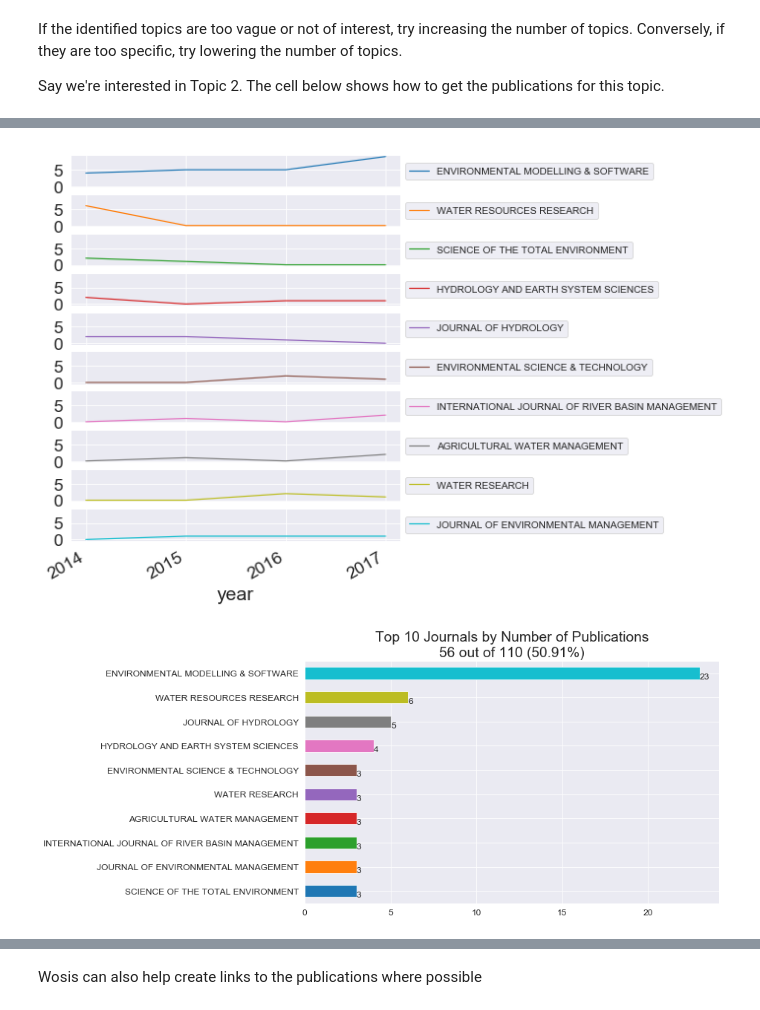
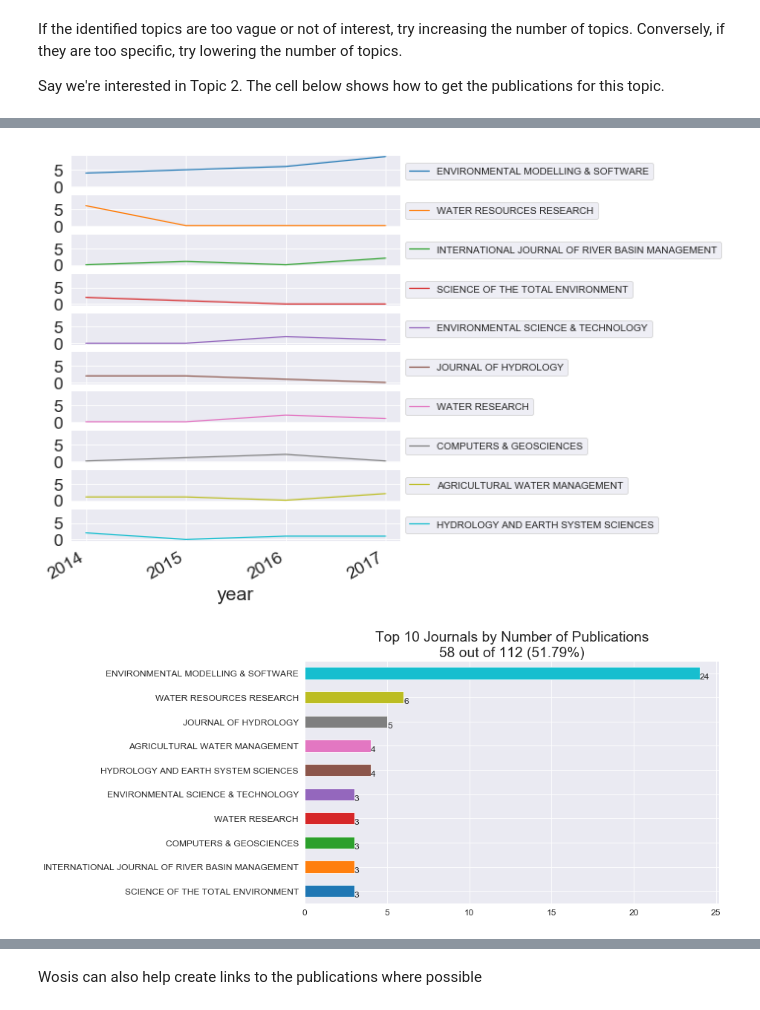
Before and after one commit to ConnectedSystems/wosis, a Jupyter notebook: tutorial/Wosis Quick Tutorial.ipynb, the cells around one changed output, grey strips where cells are left out. Cells and saved outputs as stored; diff of their text form; code cells hidden in the pictures.

```diff
--- a/tutorial/Wosis Quick Tutorial.ipynb
+++ b/tutorial/Wosis Quick Tutorial.ipynb
@@ -209,17 +213,7 @@ These methods will print out the number of articles removed for each search stri
 from wosis.analysis import remove_by_journals, remove_by_title
 
 # List of unrelated Journals - will be matched by partial string
-unrelated_jo = ['PSYCHOL', 'BIOINFO', 'BUSINESS INFORMATION', 'MANUFACTURING',
-                'BIOLOGICALLY INSPIRED COGNITIVE ARCHITECTURES', 'COMPLEXITY', 'INDUSTRIAL ECOLOGY',
-                'QUANTITATIVE FINANCE', 'VIRTUAL REALITY', 'COMMUNICATION NETWORKS', 'COMPUTER METHODS AND PROGRAMS IN BIOMEDICINE',
-                'ARTIFICIAL INTELLIGENCE IN EDUCATION', 'INSURANCE MATHEMATICS & ECONOMICS', 'ASTIN BULLETIN',
-                'COMMUNICATION TECHNOLOGY', 'COMPUTERS & STRUCTURES', 'CHEMOSPHERE', 'VISUAL COMPUTING',
-                'INTERNATIONAL CONFERENCE ON COMPUTER SCIENCE AND APPLICATIONS', 'WASTE MANAGEMENT', 'OPTIMIZATION AND ENGINEERING',
-                'COMPUTERS & OPERATIONS RESEARCH',
-                'PROCEEDINGS OF THE INTERNATIONAL CONFERENCE ON EDUCATION, MATHEMATICS AND SCIENCE 2016',
-                'COMPUTATIONAL MECHANICS',
-
-               ]
+unrelated_jo = ['PSYCHOL', 'BIOINFO']
 
 # Think of the parameter order like "with this dataset, remove these unrelated journals"
 corpora_df = remove_by_journals(corpora_df, unrelated_jo)
@@ -364,13 +362,13 @@ topic_set.loc[:, ~topic_set.columns.isin(hide_columns)].head(10)  # show first 1
 # %%
 topic_recs = wosis.extract_recs(topic_set.loc[:, 'id'], RC, 'Topic of Interest')
 # %%
-wos_plot.plot_pubs_across_time(topic_recs)
+wos_plot.plot_journal_pub_trend(topic_recs)
 # %% [output]
-[figure, old version]
+[figure, new version]
 # %%
 wos_plot.plot_pubs_per_journal(topic_recs, top_n=10, annotate=True, show_stats=True)
 # %% [output]
-[figure, old version]
+[figure, new version]
 # %%
 # Top 10 papers by citations
 wosis.analysis.pub_citations(topic_recs)[0:10]
```
Also changed, not shown: parts of 19 cells of this notebook, 1 other file.
